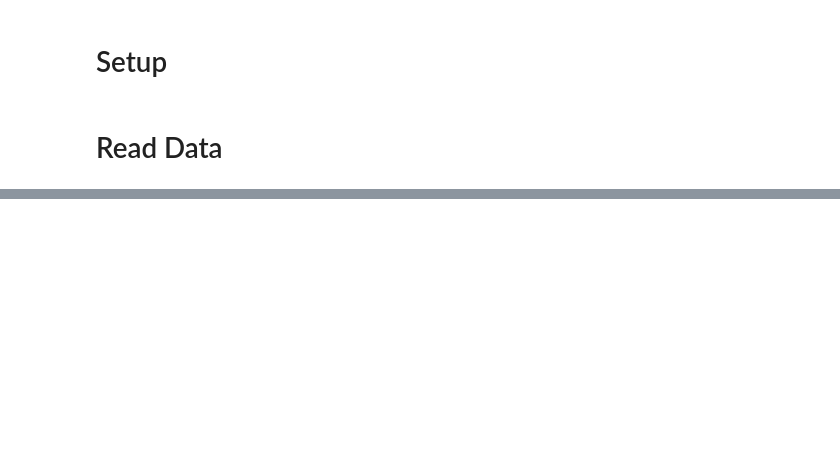
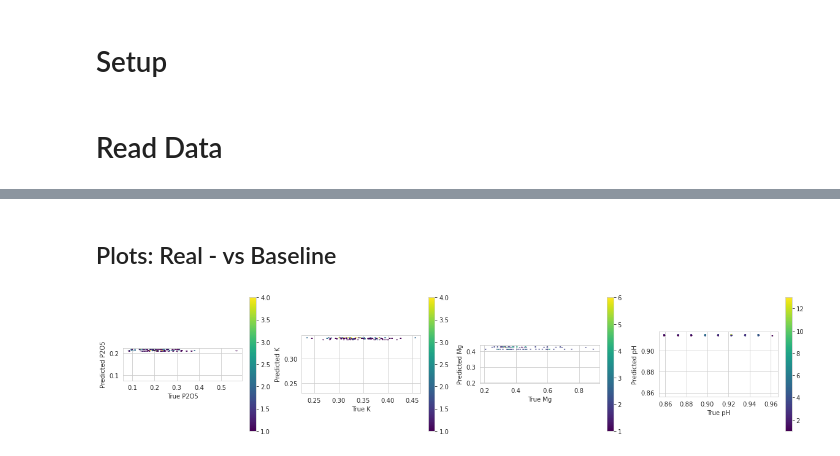
Before and after one commit to DKRZ-AIM/ai4eo-hyperview, a Jupyter notebook: notebooks/simple_models/evaluation.ipynb, the cells around one changed output, grey strips where cells are left out. Cells and saved outputs as stored; diff of their text form; code cells hidden in the pictures; blank space fills up the shorter version.

```diff
--- a/notebooks/simple_models/evaluation.ipynb
+++ b/notebooks/simple_models/evaluation.ipynb
@@ -80,0 +51,19 @@ print(f"Train data size: {len(X_train)}")
+# %% [markdown]
+## Plots: Real - vs Baseline
+# %%
+fig, axs = plt.subplots(1, 4, figsize=(20, 4))
+
+for i, ax in enumerate(axs):
+    ax.set_aspect('equal')
+
+    img = ax.hexbin(y_vs[:, i], y_hat_bls[:, i], cmap='viridis', mincnt=1)
+
+    ax.plot(np.arange(np.min(y_vs[:, i]), np.max(y_vs[:, i])),
+            np.arange(np.min(y_vs[:, i]), np.max(y_vs[:, i])), 'r--')
+
+    plt.colorbar(img, ax=ax)
+
+    ax.set_xlabel('True ' + cols[i])
+    ax.set_ylabel('Predicted ' + cols[i])
+# %% [output]
+[figure, added]
```
Also changed, not shown: parts of 9 cells of this notebook, 5 other files.
